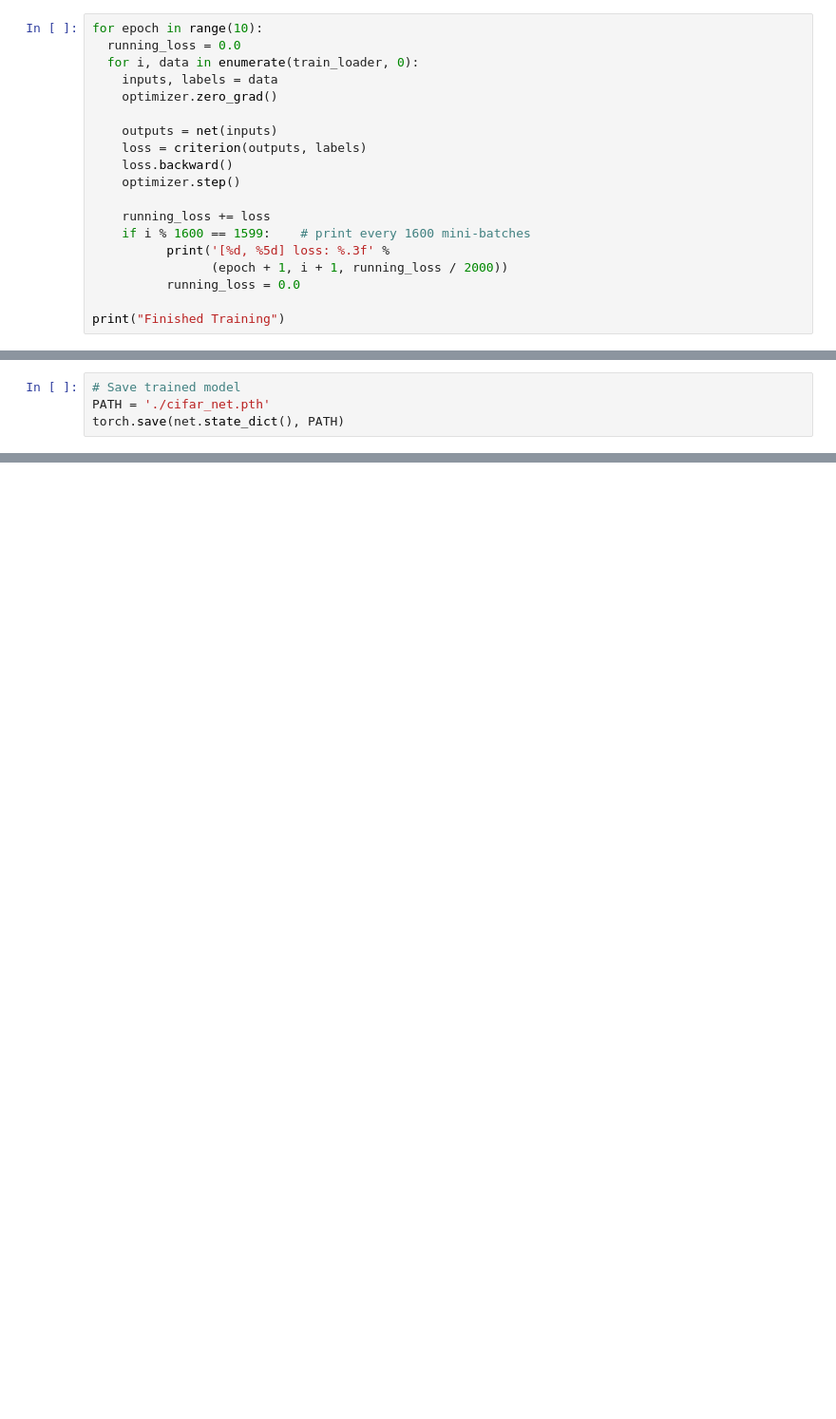
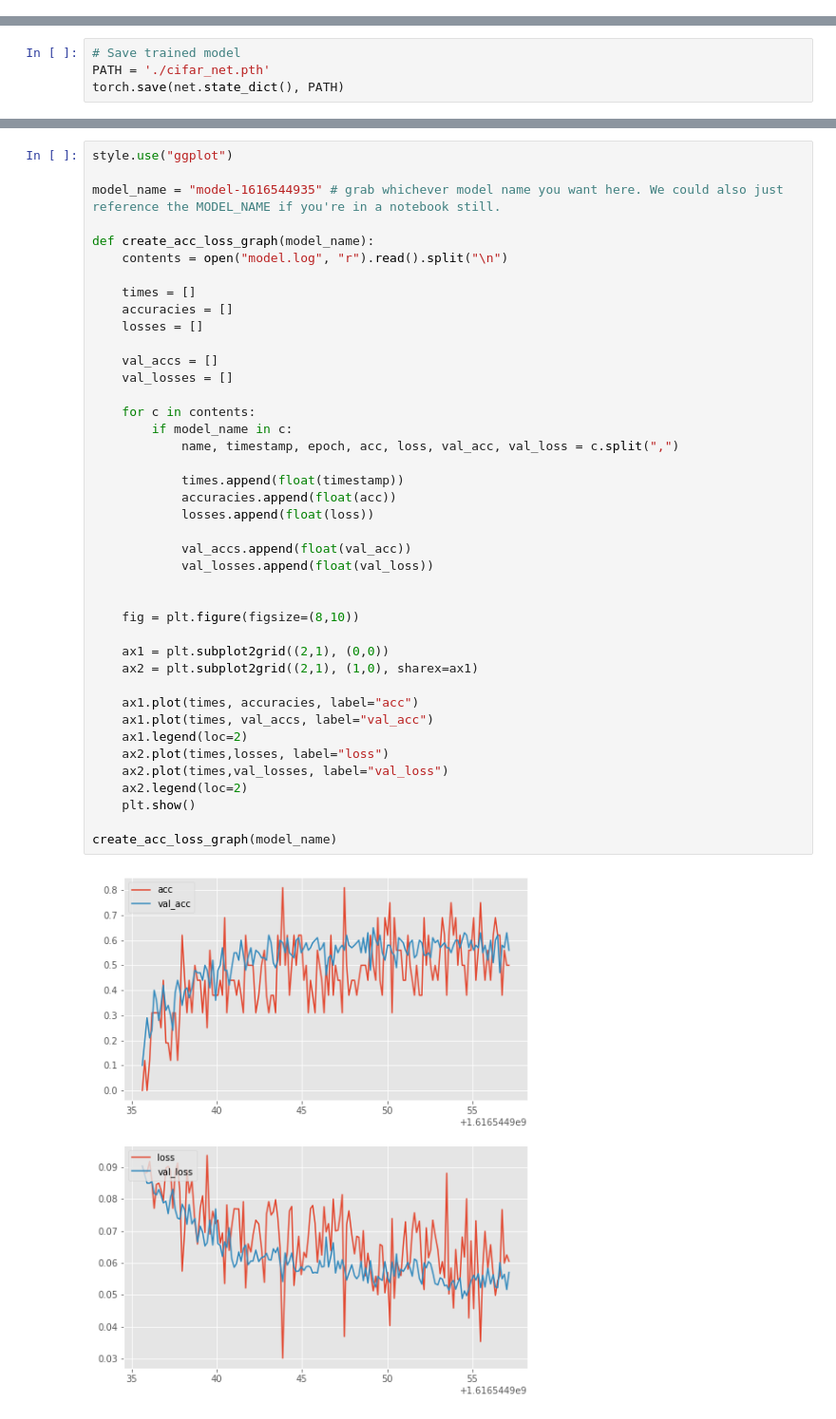
Before and after one commit to weiyutang1010/CIFAR10, a Jupyter notebook: CIFAR10.ipynb, the cells around one changed output, grey strips where cells are left out. Shown at 95% size. Cells and saved outputs as stored; diff of their text form; blank space fills up the shorter version.

```diff
--- a/CIFAR10.ipynb
+++ b/CIFAR10.ipynb
@@ -135,19 +108,0 @@ optimizer = optim.SGD(net.parameters(), lr=0.001, momentum=0.9)
-# %%
-for epoch in range(10):
-  running_loss = 0.0
-  for i, data in enumerate(train_loader, 0):
-    inputs, labels = data
-    optimizer.zero_grad()
-
-    outputs = net(inputs)
-    loss = criterion(outputs, labels)
-    loss.backward()
-    optimizer.step()
-
-    running_loss += loss
-    if i % 1600 == 1599:    # print every 1600 mini-batches
-          print('[%d, %5d] loss: %.3f' %
-                (epoch + 1, i + 1, running_loss / 2000))
-          running_loss = 0.0
-
-print("Finished Training")
@@ -220,0 +170,43 @@ Accuracy of the network on the 10000 test images: 63 %
+# %%
+style.use("ggplot")
+
+model_name = "model-1616544935" # grab whichever model name you want here. We could also just reference the MODEL_NAME if you're in a notebook still.
+
+def create_acc_loss_graph(model_name):
+    contents = open("model.log", "r").read().split("\n")
+
+    times = []
+    accuracies = []
+    losses = []
+
+    val_accs = []
+    val_losses = []
+
+    for c in contents:
+        if model_name in c:
+            name, timestamp, epoch, acc, loss, val_acc, val_loss = c.split(",")
+
+            times.append(float(timestamp))
+            accuracies.append(float(acc))
+            losses.append(float(loss))
+
+            val_accs.append(float(val_acc))
+            val_losses.append(float(val_loss))
+
+
+    fig = plt.figure(figsize=(8,10))
+
+    ax1 = plt.subplot2grid((2,1), (0,0))
+    ax2 = plt.subplot2grid((2,1), (1,0), sharex=ax1)
+
+    ax1.plot(times, accuracies, label="acc")
+    ax1.plot(times, val_accs, label="val_acc")
+    ax1.legend(loc=2)
+    ax2.plot(times,losses, label="loss")
+    ax2.plot(times,val_losses, label="val_loss")
+    ax2.legend(loc=2)
+    plt.show()
+
+create_acc_loss_graph(model_name)
+# %% [output]
+[figure, added]
```
Also changed, not shown: parts of 26 cells of this notebook.
